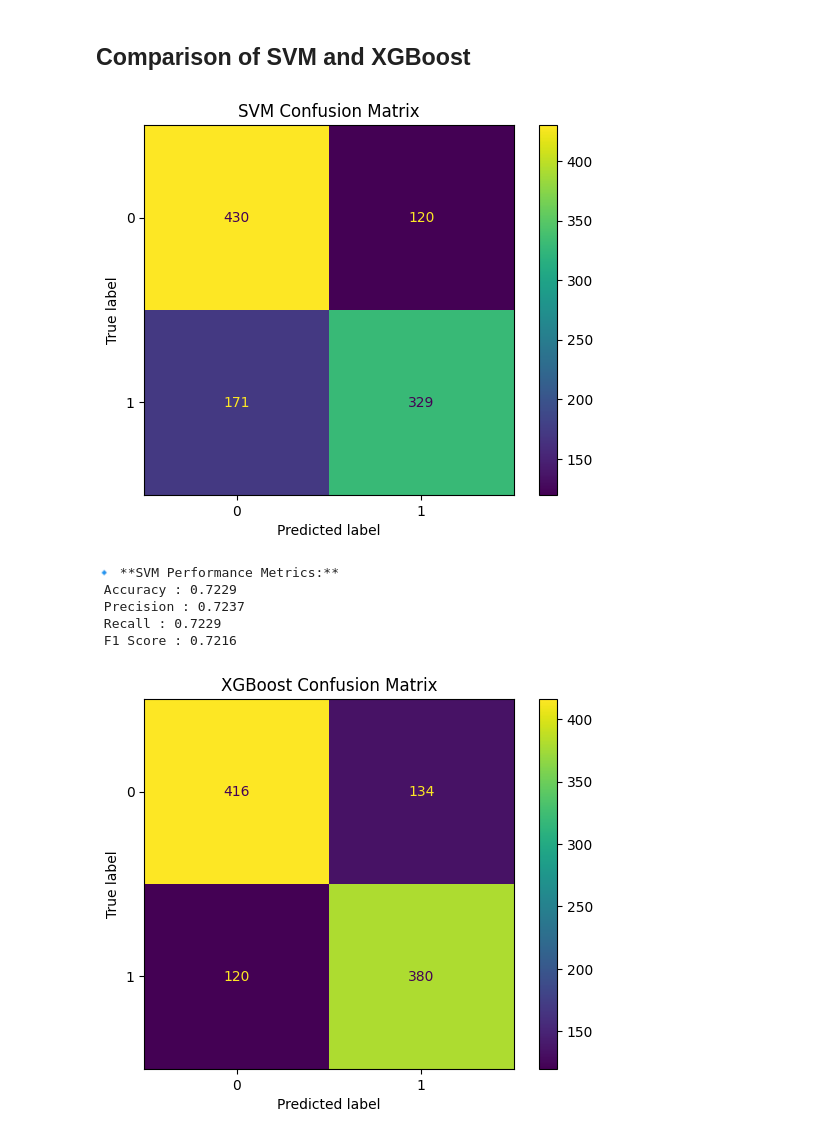
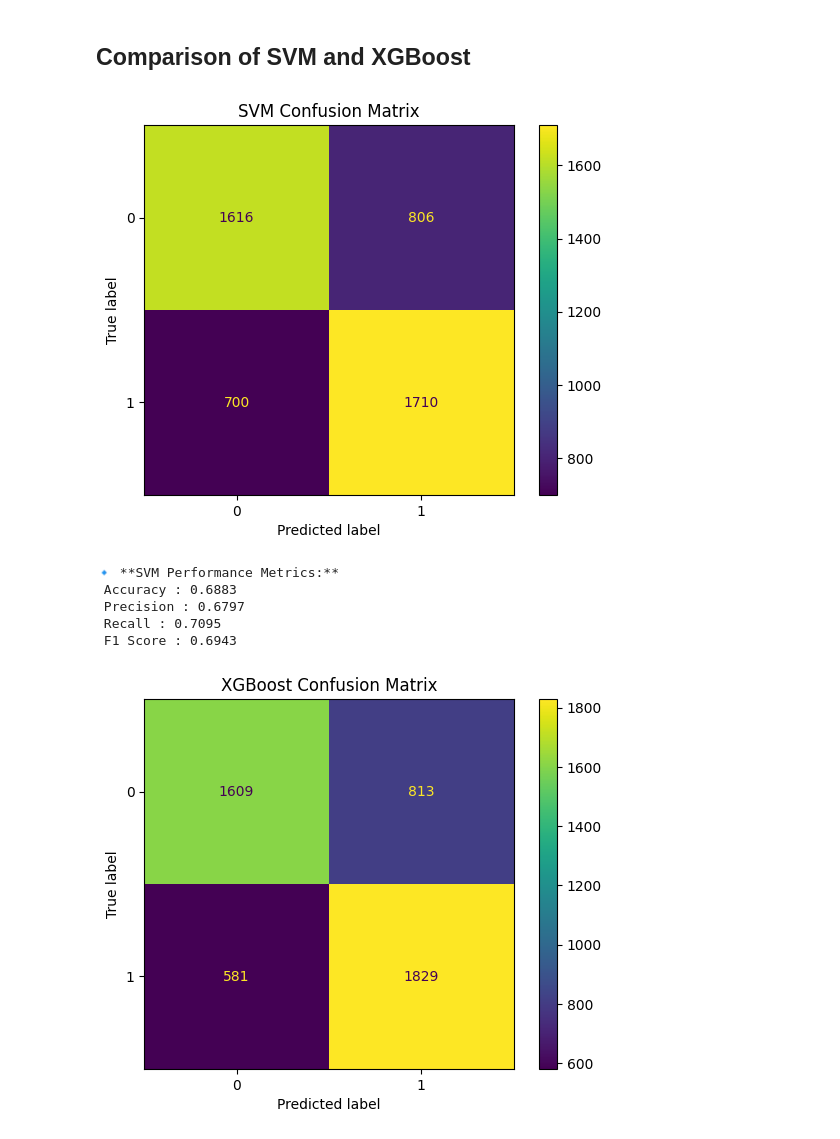
Before and after one commit to LunarArtemis/VulScanner, a Jupyter notebook: ML.ipynb, the cells around one changed output. Saved outputs shown, nothing was run; the diff lists cells and outputs as text; code cells hidden in the pictures.

```diff
--- a/ML.ipynb
+++ b/ML.ipynb
@@ -20,9 +20,9 @@ import matplotlib.pyplot as plt
 from matplotlib import rc
 # %%
 #get labels
-data = pd.read_csv("Datasets/Normalized_CWE-469.csv")
+data = pd.read_csv("Datasets/Normalized_CWE-119.csv.gz")
 #get embeddings
-x= pd.read_csv("graph2vec/features/embledding_cwe_469.csv")
+x= pd.read_csv("graph2vec/features/embledding_cwe_119.csv")
 
 data.info()
 # %% [output]
@@ -75,5 +75,5 @@ x.head()
 5 rows × 128 columns
 # %%
-X_train, X_test, y_train, y_test = train_test_split(x, y_labels, test_size=0.2, random_state=42)
+X_train, X_test, y_train, y_test = train_test_split(x, y_labels, test_size=0.1, random_state=42)
 print(X_train.shape, X_test.shape, y_train.shape, y_test.shape)
 # %% [output]
@@ -199,44 +198,44 @@ from sklearn.metrics import confusion_matrix, ConfusionMatrixDisplay, accuracy_s
 cm_SVM = confusion_matrix(y_test, y_pred_svm)
 disp_SVM = ConfusionMatrixDisplay(confusion_matrix=cm_SVM)
 disp_SVM.plot()
 plt.title("SVM Confusion Matrix")
 plt.show()
 
 accuracy_SVM = accuracy_score(y_test, y_pred_svm)
-precision_SVM = precision_score(y_test, y_pred_svm, average="weighted", zero_division=1)
-recall_SVM = recall_score(y_test, y_pred_svm, average="weighted", zero_division=1)
-F1_SVM = f1_score(y_test, y_pred_svm, average="weighted", zero_division=1)
+precision_SVM = precision_score(y_test, y_pred_svm ,zero_division=1)
+recall_SVM = recall_score(y_test, y_pred_svm, zero_division=1)
+F1_SVM = f1_score(y_test, y_pred_svm, zero_division=1)
 
 print("\n🔹 **SVM Performance Metrics:**")
 print(" Accuracy : {:.4f} \n Precision : {:.4f} \n Recall : {:.4f} \n F1 Score : {:.4f}".format(accuracy_SVM, precision_SVM, recall_SVM, F1_SVM))
 
 # XGBoost Performance Metrics & Confusion Matrix
 cm_XG = confusion_matrix(y_test, y_pred_XG)
 disp_XG = ConfusionMatrixDisplay(confusion_matrix=cm_XG)
 disp_XG.plot()
 plt.title("XGBoost Confusion Matrix")
 plt.show()
 
 accuracy_XG = accuracy_score(y_test, y_pred_XG)
-precision_XG = precision_score(y_test, y_pred_XG, average="weighted", zero_division=1)
-recall_XG = recall_score(y_test, y_pred_XG, average="weighted", zero_division=1)
-F1_XG = f1_score(y_test, y_pred_XG, average="weighted", zero_division=1)
+precision_XG = precision_score(y_test, y_pred_XG, zero_division=1)
+recall_XG = recall_score(y_test, y_pred_XG, zero_division=1)
+F1_XG = f1_score(y_test, y_pred_XG, zero_division=1)
 
 print("\n🔹 **XGBoost Performance Metrics:**")
 print(" Accuracy : {:.4f} \n Precision : {:.4f} \n Recall : {:.4f} \n F1 Score : {:.4f}".format(accuracy_XG, precision_XG, recall_XG, F1_XG))
 
 # Compare results side by side
 print("\n📊 **Comparison Summary:**")
 print(" Model      | Accuracy  | Precision | Recall   | F1 Score ")
 print("-----------|-----------|-----------|-----------|-----------")
 print(" SVM       | {:.4f}   | {:.4f}   | {:.4f}   | {:.4f}".format(accuracy_SVM, precision_SVM, recall_SVM, F1_SVM))
 print(" XGBoost   | {:.4f}   | {:.4f}   | {:.4f}   | {:.4f}".format(accuracy_XG, precision_XG, recall_XG, F1_XG))
 # %% [output]
-[figure, old version]
+[figure, new version]
 🔹 **SVM Performance Metrics:**
- Accuracy : 0.7229
- Precision : 0.7237
- Recall : 0.7229
- F1 Score : 0.7216
+ Accuracy : 0.6883
+ Precision : 0.6797
+ Recall : 0.7095
+ F1 Score : 0.6943
-[figure, old version]
+[figure, new version]
 🔹 **XGBoost Performance Metrics:**
```
Also changed, not shown: parts of 9 cells of this notebook, 1 other file.
